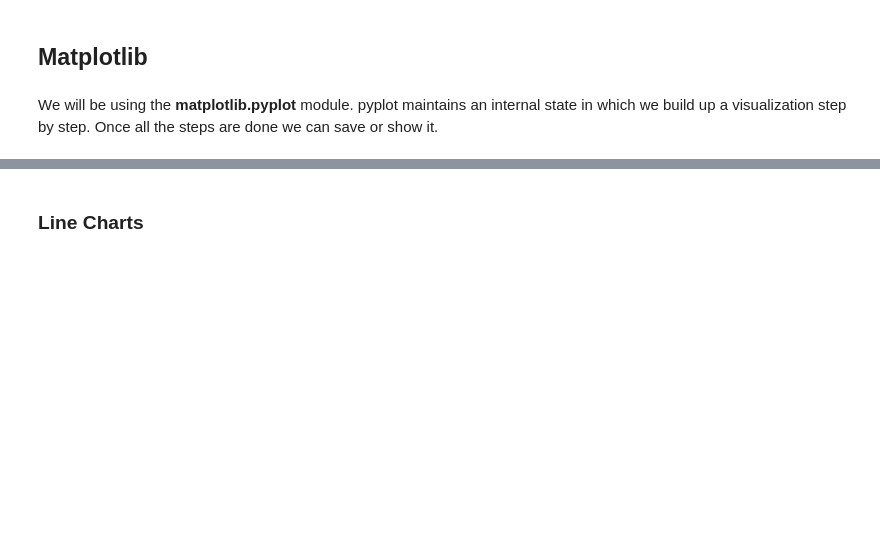
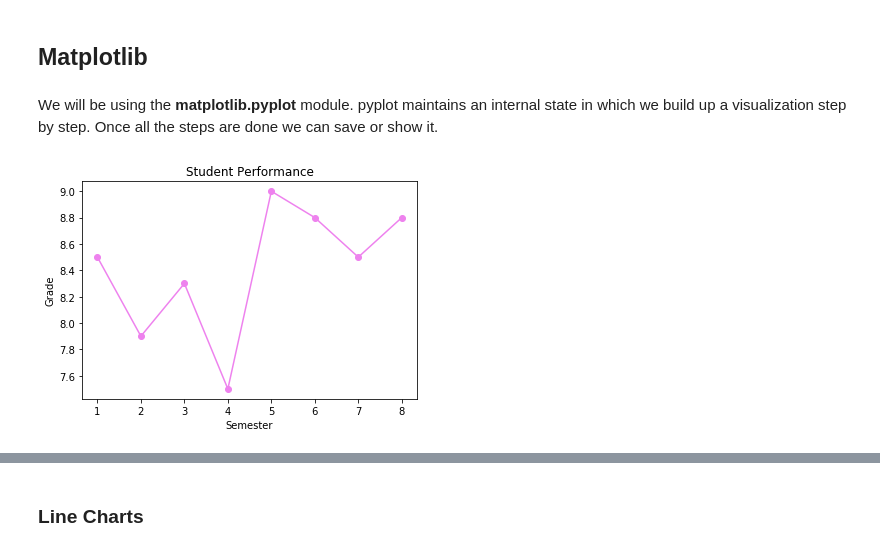
Before and after one commit to jazzy-org/Python-4, a Jupyter notebook: DataVisualization/Python_DV.ipynb, the cells around one changed output, grey strips where cells are left out. Saved outputs shown, nothing was run; the diff lists cells and outputs as text; code cells hidden in the pictures; blank space fills up the shorter version.

```diff
--- a/DataVisualization/Python_DV.ipynb
+++ b/DataVisualization/Python_DV.ipynb
@@ -15,3 +15,14 @@ There are many libraries that support data visualization like matplotlib, seabor
 We will be using the <b>matplotlib.pyplot</b> module. pyplot maintains an internal state in which we build up a visualization step by step. Once all the steps are done we can save or show it.
 # %%
 import matplotlib.pyplot as plt
+# %%
+semesters = [1,2,3,4,5,6,7,8]
+grades = [8.5,7.9,8.3,7.5,9.0,8.8,8.5,8.8]
+# %%
+plt.title("Student Performance")
+plt.xlabel("Semester")
+plt.ylabel("Grade")
+plt.plot(semesters, grades, color='violet', marker='o', linestyle='solid')
+plt.show() # Displays the plot
+# %% [output]
+[figure, added]
```
Also changed, not shown: parts of 21 cells of this notebook.
